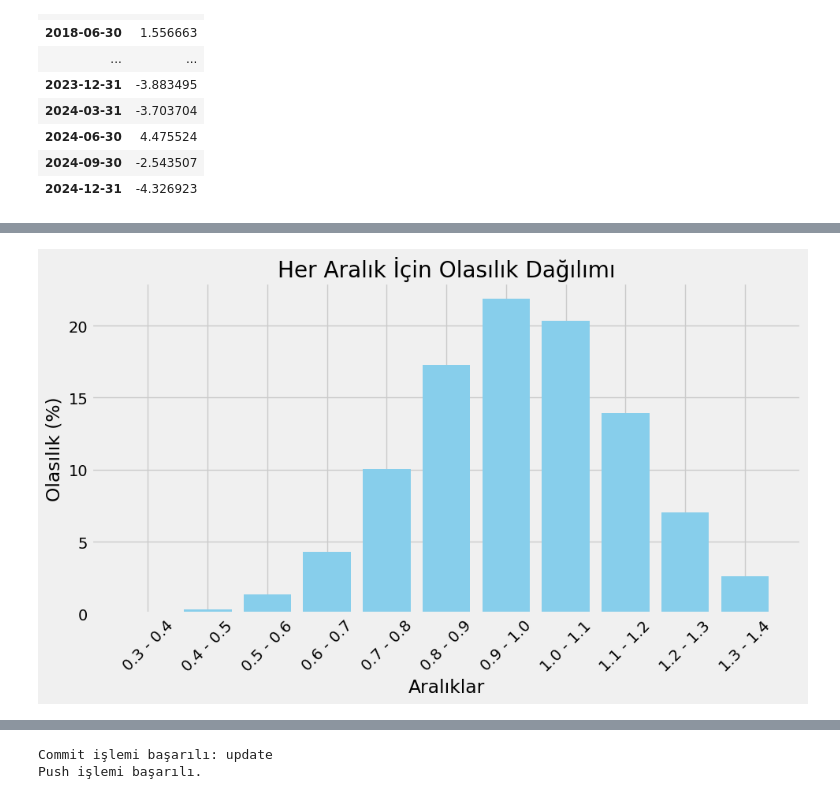
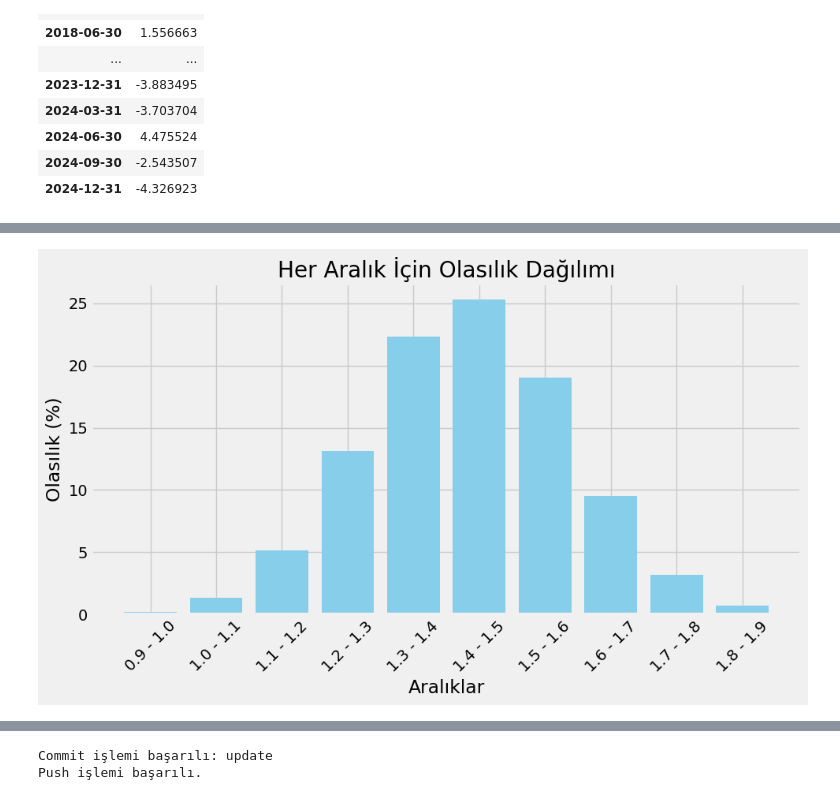
Before and after one commit to kaboya19/BuyumeTahmin, a Jupyter notebook: BuyumeTahmin.ipynb, the cells around one changed output, grey strips where cells are left out. Drawn from its saved outputs; the diff is of its cells as text; code cells hidden in the pictures.

```diff
--- a/BuyumeTahmin.ipynb
+++ b/BuyumeTahmin.ipynb
@@ -1447,39 +1447,39 @@ ortalama = np.mean(tahmin_degerleri)
 standart_sapma = np.std(tahmin_degerleri)
 
 # 1.7'den başlayıp her 0.1'lik aralık için olasılık hesaplama
-baslangic = 0.3
-bitis =  1.5
+baslangic = 0.9
+bitis =  2
 
 # 0.1'lik adımlarla aralıkları hesaplama
 araliklar = np.arange(baslangic, bitis, 0.1)
 olasliklar = []
 
 for i in range(len(araliklar) - 1):
     alt = araliklar[i]
     ust = araliklar[i + 1]
     # Aralık için olasılığı hesapla
     olasilik = stats.norm.cdf(ust, loc=ortalama, scale=standart_sapma) - stats.norm.cdf(alt, loc=ortalama, scale=standart_sapma)
     olasliklar.append((alt, ust, olasilik))
 
 # Bar grafik için verileri hazırlama
 araliklar_labels = [f"{alt:.1f} - {ust:.1f}" for alt, ust, _ in olasliklar]
 olasliklar_degerleri = [olasilik * 100 for _, _, olasilik in olasliklar]  # Olasılığı yüzdeye dönüştür
 
 # Bar grafik oluşturma
 plt.figure(figsize=(10, 6))
 plt.bar(araliklar_labels, olasliklar_degerleri, color='skyblue')
 
 # Başlık ve etiketler
 plt.title('Her Aralık İçin Olasılık Dağılımı')
 plt.xlabel('Aralıklar')
 plt.ylabel('Olasılık (%)')
 plt.xticks(rotation=45)  # Etiketlerin daha okunabilir olması için döndürme
 
 # Grafiği gösterme
 plt.tight_layout()
 plt.show()
 # %% [output]
-[figure, old version]
+[figure, new version]
 # %%
 tahmin_degerleri=predictions["Tahmin"]
 ortalama = np.sum(predictions["Tahmin"]*predictions["Ağırlık"])/(np.sum(predictions["Ağırlık"]))
```
Also changed, not shown: parts of 40 cells of this notebook, 2 other files.
